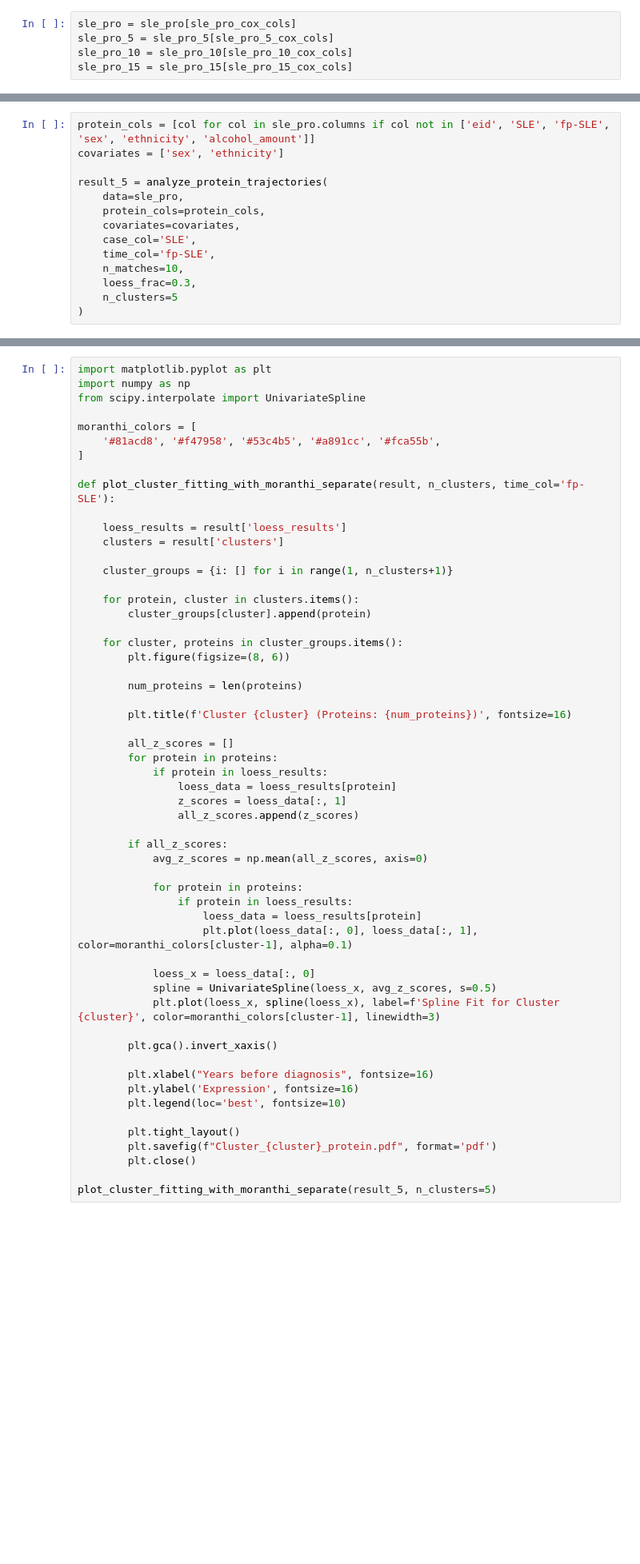
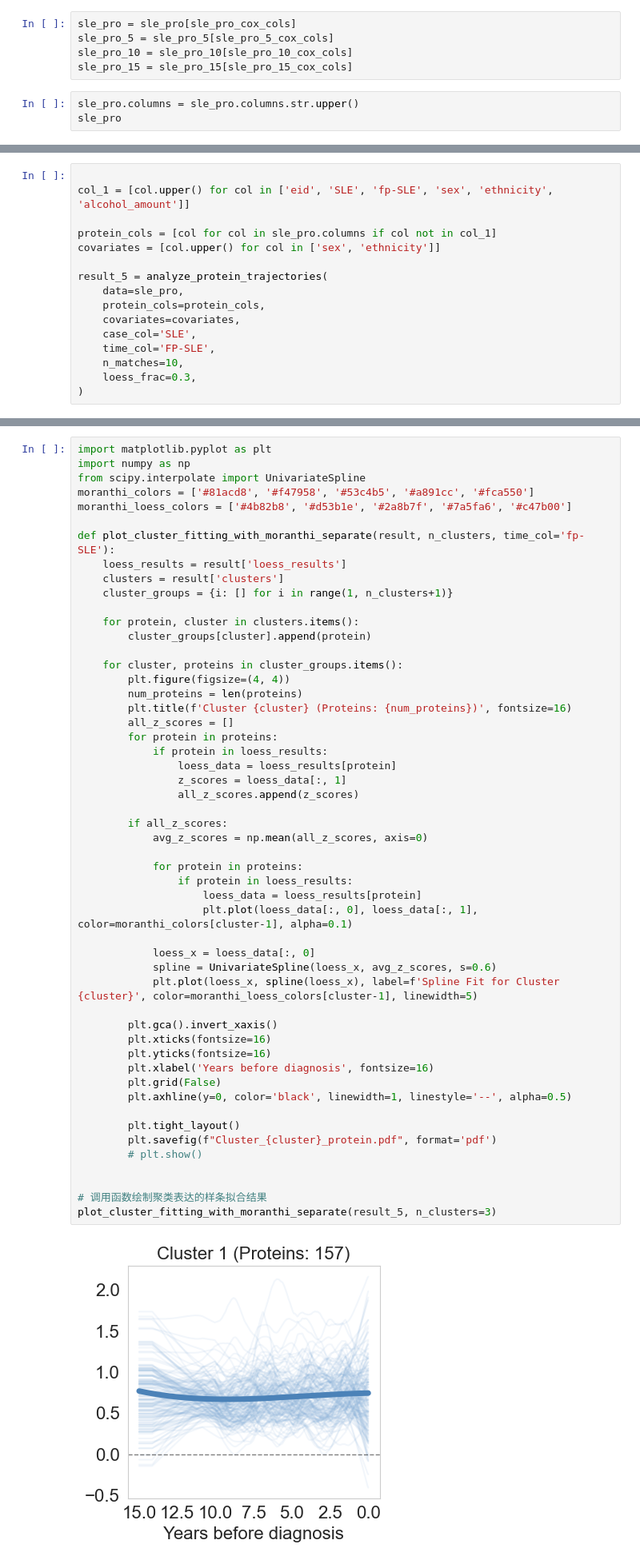
Before and after one commit to Jacob-X/SLE_Protein, a Jupyter notebook: 7.immune_loess_cluster/1.loess.ipynb, the cells around one changed output, grey strips where cells are left out. Shown at 80% size. Drawn from its saved outputs; the diff is of its cells as text; blank space fills up the shorter version.

```diff
--- a/7.immune_loess_cluster/1.loess.ipynb
+++ b/7.immune_loess_cluster/1.loess.ipynb
@@ -58,3 +58,6 @@ sle_pro = sle_pro[sle_pro_cox_cols]
 sle_pro_5 = sle_pro_5[sle_pro_5_cox_cols]
 sle_pro_10 = sle_pro_10[sle_pro_10_cox_cols]
 sle_pro_15 = sle_pro_15[sle_pro_15_cox_cols]
+# %%
+sle_pro.columns = sle_pro.columns.str.upper()
+sle_pro
@@ -128,16 +166,18 @@ def analyze_protein_trajectories(data, protein_cols, covariates, case_col='SLE',
 
     return result
 # %%
-protein_cols = [col for col in sle_pro.columns if col not in ['eid', 'SLE', 'fp-SLE', 'sex', 'ethnicity', 'alcohol_amount']]
-covariates = ['sex', 'ethnicity']
+
+col_1 = [col.upper() for col in ['eid', 'SLE', 'fp-SLE', 'sex', 'ethnicity', 'alcohol_amount']]
+
+protein_cols = [col for col in sle_pro.columns if col not in col_1]
+covariates = [col.upper() for col in ['sex', 'ethnicity']]
 
 result_5 = analyze_protein_trajectories(
     data=sle_pro,
     protein_cols=protein_cols,
     covariates=covariates,
     case_col='SLE',
-    time_col='fp-SLE',
+    time_col='FP-SLE',
     n_matches=10,
     loess_frac=0.3,
-    n_clusters=5
 )
@@ -156,55 +197,53 @@ df_loess.to_csv("/Volumes/data_files/UKB_data/immune_result/loess/sle_pro_loess_
 import matplotlib.pyplot as plt
 import numpy as np
 from scipy.interpolate import UnivariateSpline
-
-moranthi_colors = [
-    '#81acd8', '#f47958', '#53c4b5', '#a891cc', '#fca55b',
-]
+moranthi_colors = ['#81acd8', '#f47958', '#53c4b5', '#a891cc', '#fca550']
+moranthi_loess_colors = ['#4b82b8', '#d53b1e', '#2a8b7f', '#7a5fa6', '#c47b00']
 
 def plot_cluster_fitting_with_moranthi_separate(result, n_clusters, time_col='fp-SLE'):
-
     loess_results = result['loess_results']
     clusters = result['clusters']
-
     cluster_groups = {i: [] for i in range(1, n_clusters+1)}
 
     for protein, cluster in clusters.items():
         cluster_groups[cluster].append(protein)
 
     for cluster, proteins in cluster_groups.items():
-        plt.figure(figsize=(8, 6))
-
+        plt.figure(figsize=(4, 4))
         num_proteins = len(proteins)
-
         plt.title(f'Cluster {cluster} (Proteins: {num_proteins})', fontsize=16)
-
         all_z_scores = []
         for protein in proteins:
             if protein in loess_results:
                 loess_data = loess_results[protein]
                 z_scores = loess_data[:, 1]
                 all_z_scores.append(z_scores)
 
         if all_z_scores:
             avg_z_scores = np.mean(all_z_scores, axis=0)
 
             for protein in proteins:
                 if protein in loess_results:
                     loess_data = loess_results[protein]
                     plt.plot(loess_data[:, 0], loess_data[:, 1], color=moranthi_colors[cluster-1], alpha=0.1)
 
             loess_x = loess_data[:, 0]
-            spline = UnivariateSpline(loess_x, avg_z_scores, s=0.5)
-            plt.plot(loess_x, spline(loess_x), label=f'Spline Fit for Cluster {cluster}', color=moranthi_colors[cluster-1], linewidth=3)
+            spline = UnivariateSpline(loess_x, avg_z_scores, s=0.6)
+            plt.plot(loess_x, spline(loess_x), label=f'Spline Fit for Cluster {cluster}', color=moranthi_loess_colors[cluster-1], linewidth=5)
 
         plt.gca().invert_xaxis()
-
-        plt.xlabel("Years before diagnosis", fontsize=16)
-        plt.ylabel('Expression', fontsize=16)
-        plt.legend(loc='best', fontsize=10)
+        plt.xticks(fontsize=16)
+        plt.yticks(fontsize=16)
+        plt.xlabel('Years before diagnosis', fontsize=16)
+        plt.grid(False)
+        plt.axhline(y=0, color='black', linewidth=1, linestyle='--', alpha=0.5)
 
         plt.tight_layout()
         plt.savefig(f"Cluster_{cluster}_protein.pdf", format='pdf')
-        plt.close()
+        # plt.show()
 
-plot_cluster_fitting_with_moranthi_separate(result_5, n_clusters=5)
+
+# 调用函数绘制聚类表达的样条拟合结果
+plot_cluster_fitting_with_moranthi_separate(result_5, n_clusters=3)
+# %% [output]
+[figure, added]
```
Also changed, not shown: parts of 15 cells of this notebook, 11 other files.
